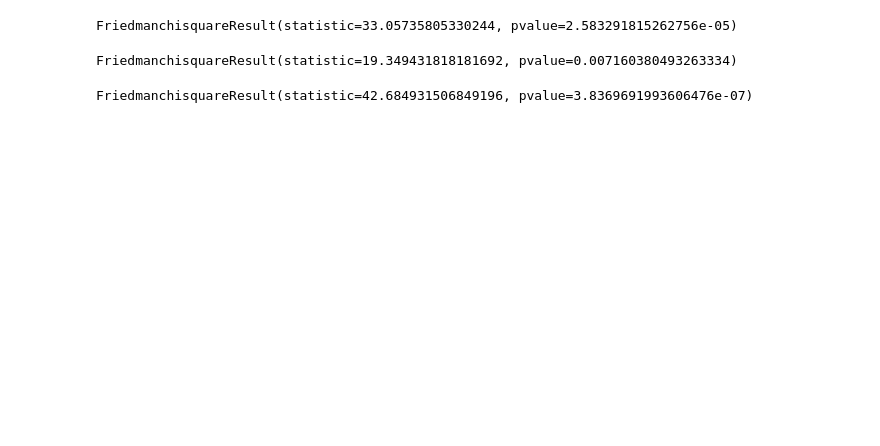
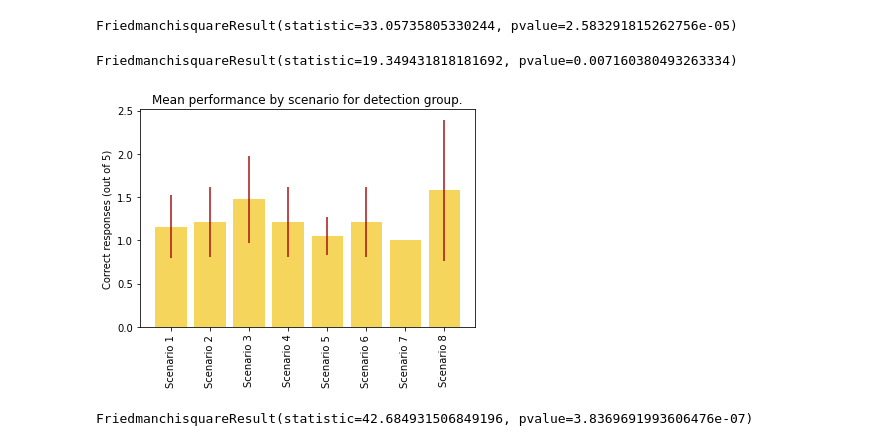
Before and after one commit to HeathArhturLouis/TopSecret, a Jupyter notebook: new_stats.ipynb, the cells around one changed output. Drawn from its saved outputs; the diff is of its cells as text; code cells hidden in the pictures; blank space fills up the shorter version.

Commit message:
Added graphs and finished stats

```diff
--- a/new_stats.ipynb
+++ b/new_stats.ipynb
@@ -53,6 +56,21 @@ FriedmanchisquareResult(statistic=33.05735805330244, pvalue=2.583291815262756e-0
 damed_lies.friedmanchisquare(*np.transpose(friedman_detection.values)[2:])
 # %% [output]
 FriedmanchisquareResult(statistic=19.349431818181692, pvalue=0.007160380493263334)
+# %%
+plt.bar(
+    range(8),
+    [np.mean(a) for a in np.transpose(friedman_detection.values)[2:]],
+    yerr=[np.std(a) for a in np.transpose(friedman_detection.values)[2:]],
+    tick_label=['Scenario ' + str(i + 1) for i in range(8)],
+    color='#F6D55C',
+    ecolor='#AA1111')
+
+plt.title("Mean performance by scenario for detection group.")
+plt.ylabel('Correct responses (out of 5)')
+plt.xticks(rotation=90)
+plt.show()
+# %% [output]
+[figure, added]
 # %%
 # FRIEDMAN FOR FEEDBACK GROUP
 # NULL HYPOTHESIS: Median performance of problem scenarios are all the same
```
Also changed, not shown: parts of 5 cells of this notebook.
